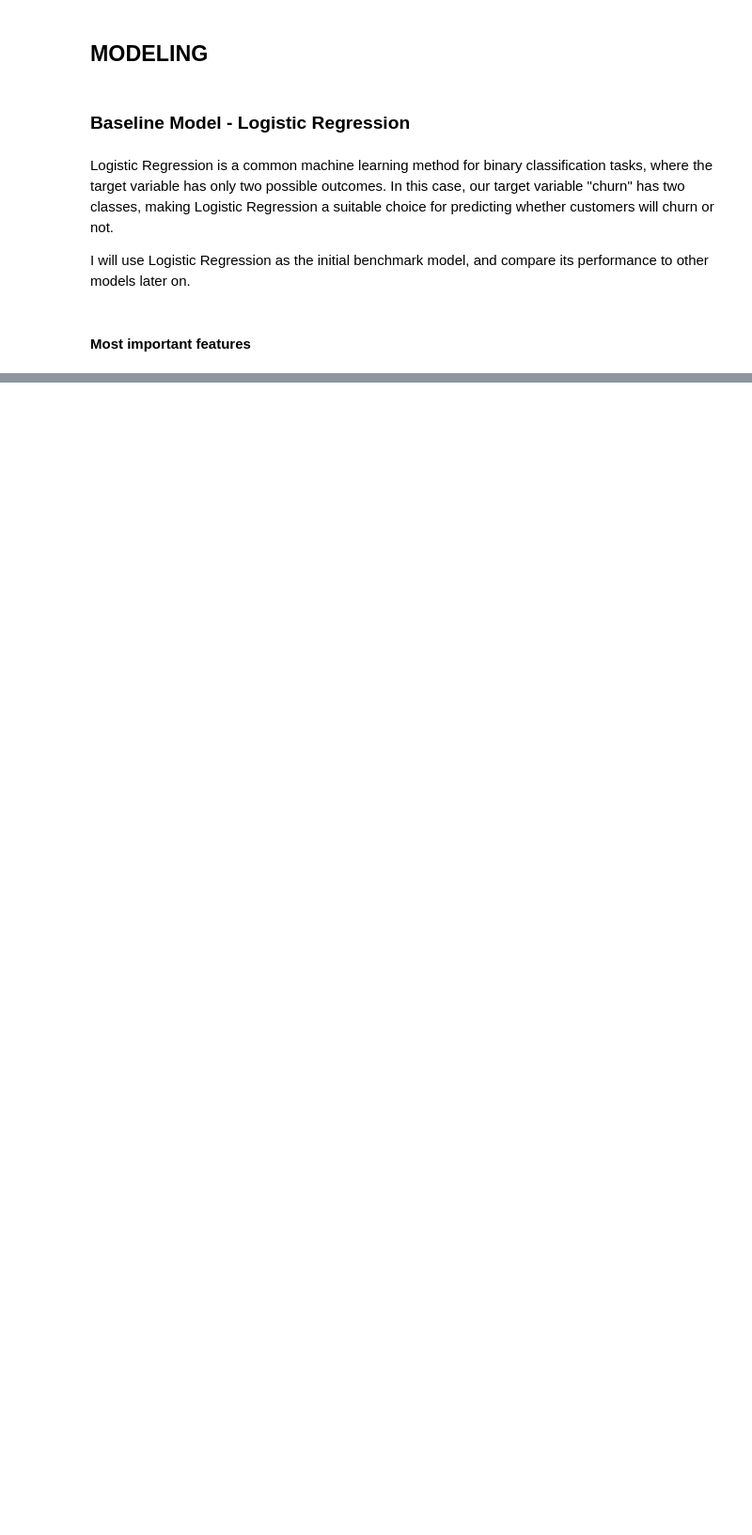
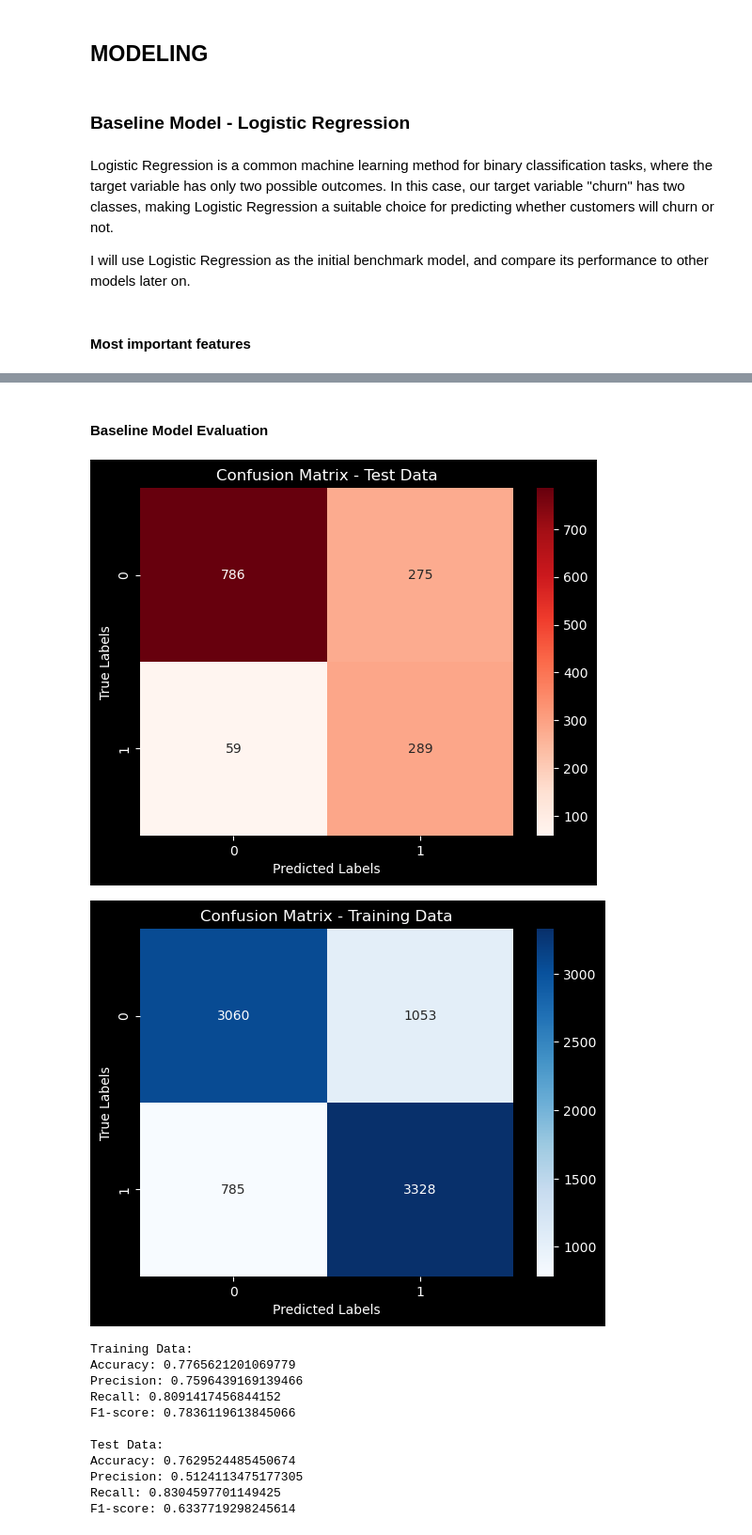
Before and after one commit to marwa9975/Telco_Customer_Churn_Analysis, a Jupyter notebook: notebook.ipynb, the cells around one changed output, grey strips where cells are left out. Shown at 94% size. Cells and saved outputs as stored; diff of their text form; code cells hidden in the pictures; blank space fills up the shorter version.

```diff
--- a/notebook.ipynb
+++ b/notebook.ipynb
@@ -742,0 +754,64 @@ def plot_top_feature_importance(feature_importance, feature_names, top_n=10, mod
+# %% [markdown]
+#### Baseline Model Evaluation
+# %%
+def evaluate_model(model, X_train, y_train, X_test, y_test):
+    # Predict the labels for the training and test data
+    y_train_pred = model.predict(X_train)
+    y_test_pred = model.predict(X_test)
+
+    # Calculate the evaluation metrics for training data
+    train_accuracy = accuracy_score(y_train, y_train_pred)
+    train_precision = precision_score(y_train, y_train_pred)
+    train_recall = recall_score(y_train, y_train_pred)
+    train_f1 = f1_score(y_train, y_train_pred)
+    train_cm = confusion_matrix(y_train, y_train_pred)
+
+    # Calculate the evaluation metrics for test data
+    test_accuracy = accuracy_score(y_test, y_test_pred)
+    test_precision = precision_score(y_test, y_test_pred)
+    test_recall = recall_score(y_test, y_test_pred)
+    test_f1 = f1_score(y_test, y_test_pred)
+    test_cm = confusion_matrix(y_test, y_test_pred)
+
+    # Plot the confusion matrix for test data
+    sns.heatmap(test_cm, annot=True, fmt="d", cmap="Reds")
+    plt.title("Confusion Matrix - Test Data")
+    plt.xlabel("Predicted Labels")
+    plt.ylabel("True Labels")
+    plt.show()
+
+    # Plot the confusion matrix for training data
+    sns.heatmap(train_cm, annot=True, fmt="d", cmap="Blues")
+    plt.title("Confusion Matrix - Training Data")
+    plt.xlabel("Predicted Labels")
+    plt.ylabel("True Labels")
+    plt.show()
+
+    # Print the evaluation metrics for training data
+    print("Training Data:")
+    print("Accuracy:", train_accuracy)
+    print("Precision:", train_precision)
+    print("Recall:", train_recall)
+    print("F1-score:", train_f1)
+
+    # Print the evaluation metrics for test data
+    print("\nTest Data:")
+    print("Accuracy:", test_accuracy)
+    print("Precision:", test_precision)
+    print("Recall:", test_recall)
+    print("F1-score:", test_f1)
+evaluate_model(logreg, X_train_resampled, y_train_resampled, X_test, y_test)
+# %% [output]
+[figure, added]
+[figure, added]
+Training Data:
+Accuracy: 0.7765621201069779
+Precision: 0.7596439169139466
+Recall: 0.8091417456844152
+F1-score: 0.7836119613845066
+
+Test Data:
+Accuracy: 0.7629524485450674
+Precision: 0.5124113475177305
+Recall: 0.8304597701149425
+F1-score: 0.6337719298245614
```
Also changed, not shown: parts of 36 cells of this notebook.
